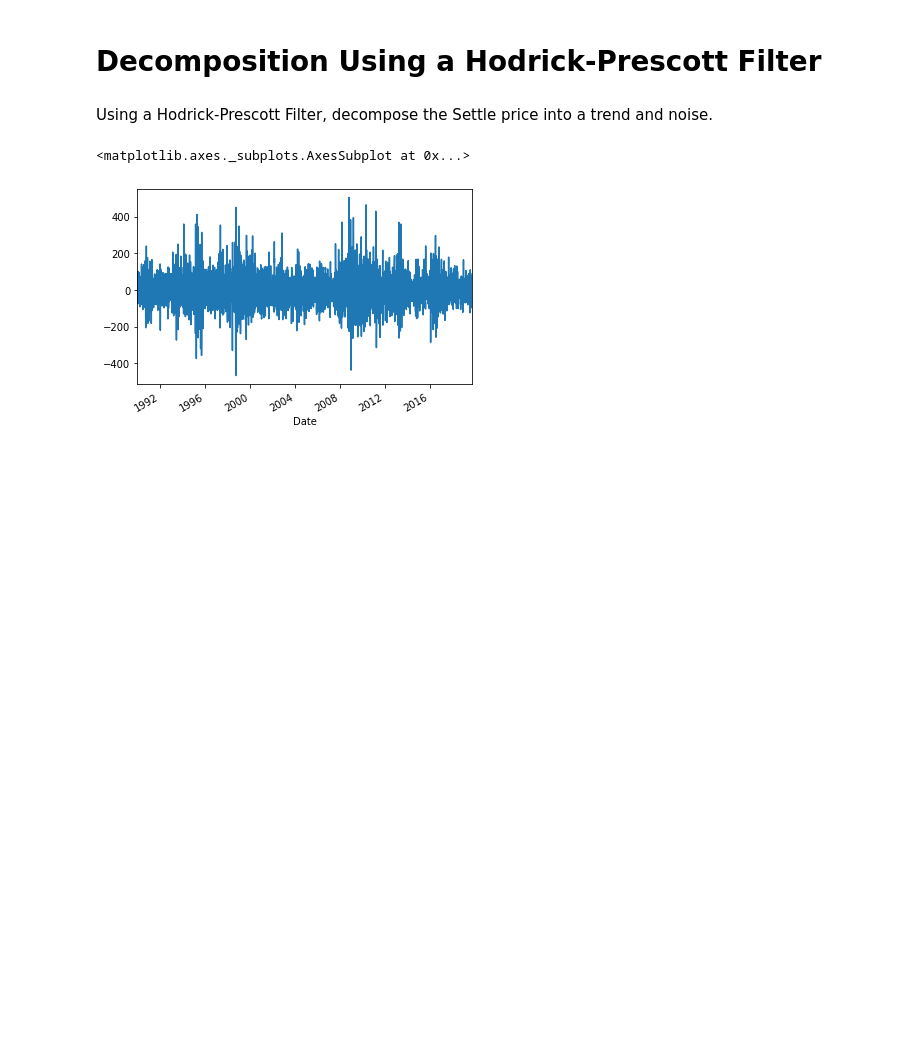
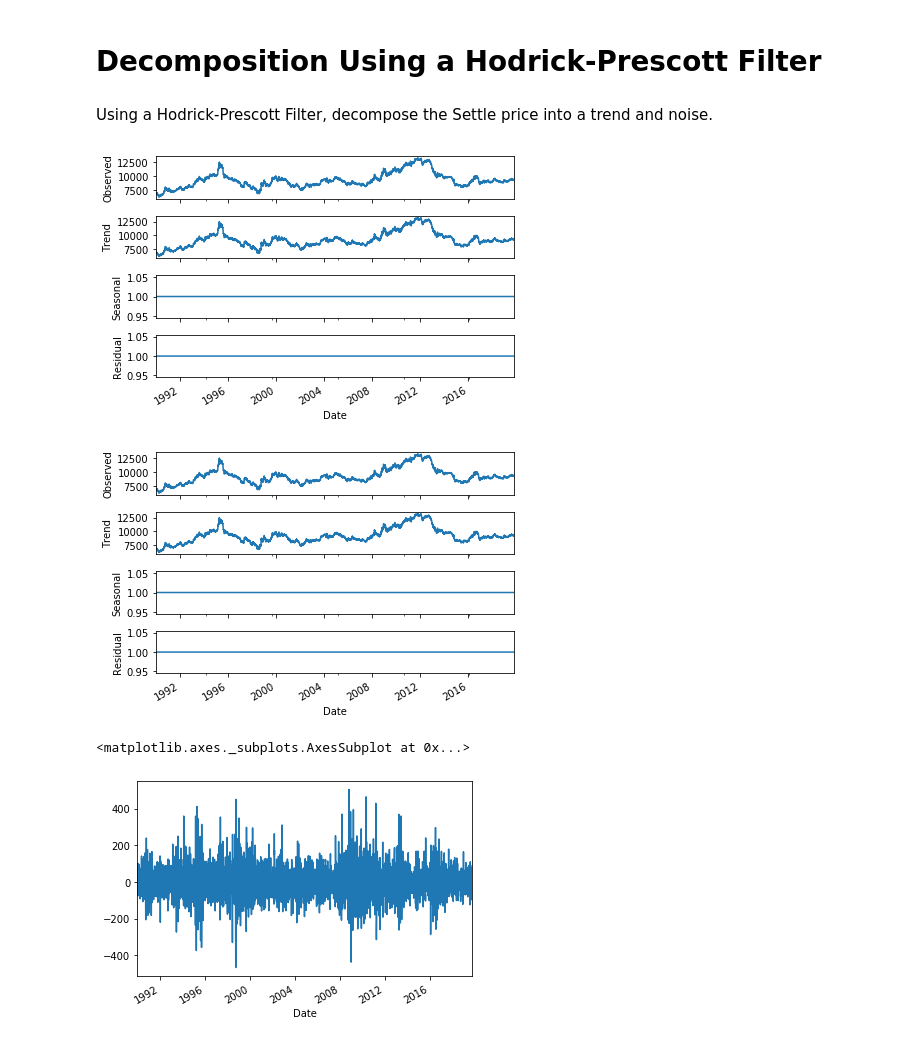
Before and after one commit to manpreetpadam/A-Yen-for-the-Future, a Jupyter notebook: time_series_analysis.ipynb, the cells around one changed output. Saved outputs shown, nothing was run; the diff lists cells and outputs as text; code cells hidden in the pictures; blank space fills up the shorter version.

Commit message:
Adding decompose

```diff
--- a/time_series_analysis.ipynb
+++ b/time_series_analysis.ipynb
@@ -55,6 +58,13 @@ yen_futures.Settle.plot(figsize=(20,10))
 # Decomposition Using a Hodrick-Prescott Filter
 # %% [markdown]
  Using a Hodrick-Prescott Filter, decompose the Settle price into a trend and noise.
+# %%
+from statsmodels.tsa.seasonal import seasonal_decompose
+yf_decomposed = seasonal_decompose(yen_futures['Settle'], freq=1, model='multiplicative')
+yf_decomposed.plot()
+# %% [output]
+[figure, added]
+[figure, added]
 # %%
 import statsmodels.api as sm
 
```
Also changed, not shown: parts of 2 cells of this notebook, 1 other file.
